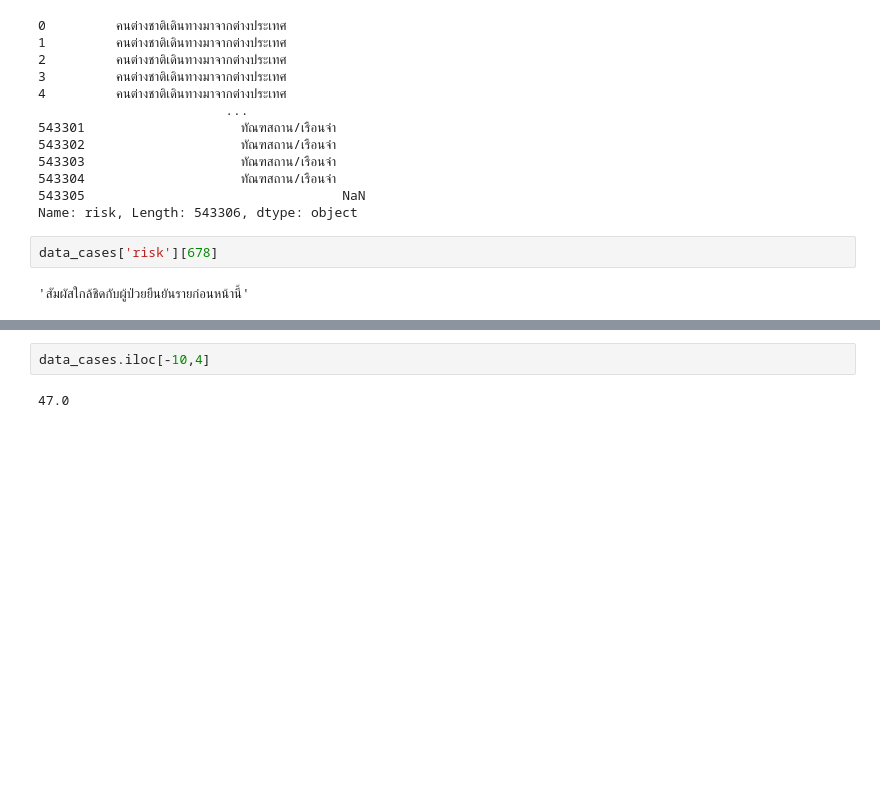
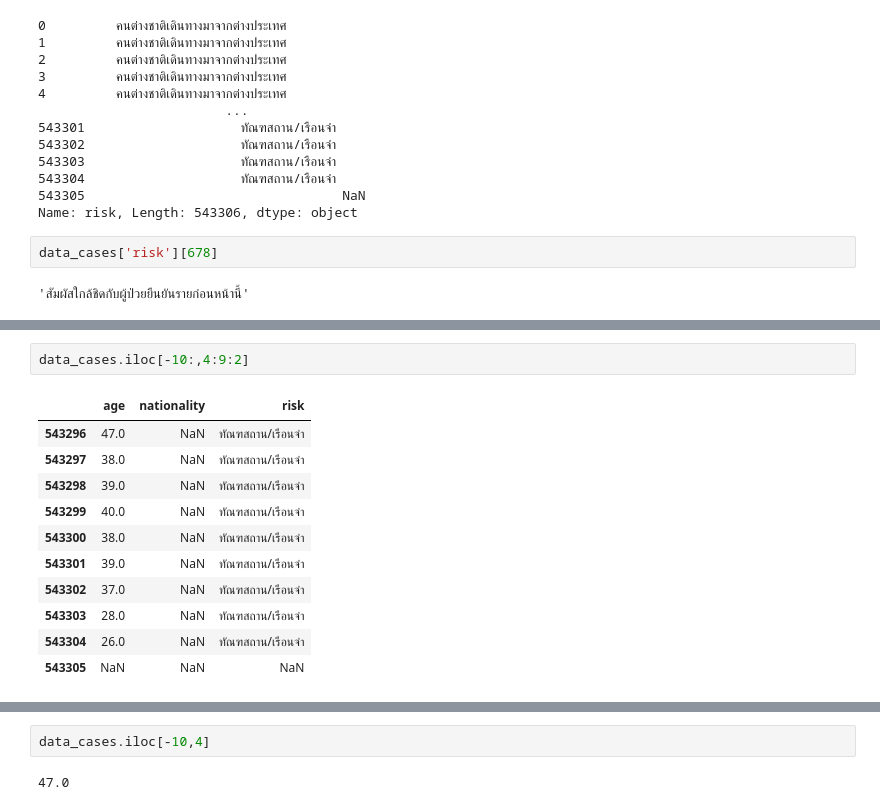
Before and after one commit to Chanakarn06/DWDM21, a Jupyter notebook: Data_Preprocessing(Chapter_3).ipynb, the cells around one changed output, grey strips where cells are left out. Drawn from its saved outputs; the diff is of its cells as text; blank space fills up the shorter version.

```diff
--- a/Data_Preprocessing(Chapter_3).ipynb
+++ b/Data_Preprocessing(Chapter_3).ipynb
@@ -55,0 +78,14 @@ data_cases['risk'][678]
+# %%
+data_cases.iloc[-10:,4:9:2]
+# %% [output]
+|  | age | nationality | risk |
+| 543296 | 47.0 | NaN | ทัณฑสถาน/เรือนจำ |
+| 543297 | 38.0 | NaN | ทัณฑสถาน/เรือนจำ |
+| 543298 | 39.0 | NaN | ทัณฑสถาน/เรือนจำ |
+| 543299 | 40.0 | NaN | ทัณฑสถาน/เรือนจำ |
+| 543300 | 38.0 | NaN | ทัณฑสถาน/เรือนจำ |
+| 543301 | 39.0 | NaN | ทัณฑสถาน/เรือนจำ |
+| 543302 | 37.0 | NaN | ทัณฑสถาน/เรือนจำ |
+| 543303 | 28.0 | NaN | ทัณฑสถาน/เรือนจำ |
+| 543304 | 26.0 | NaN | ทัณฑสถาน/เรือนจำ |
+| 543305 | NaN | NaN | NaN |
```
Also changed, not shown: parts of 19 cells of this notebook.
